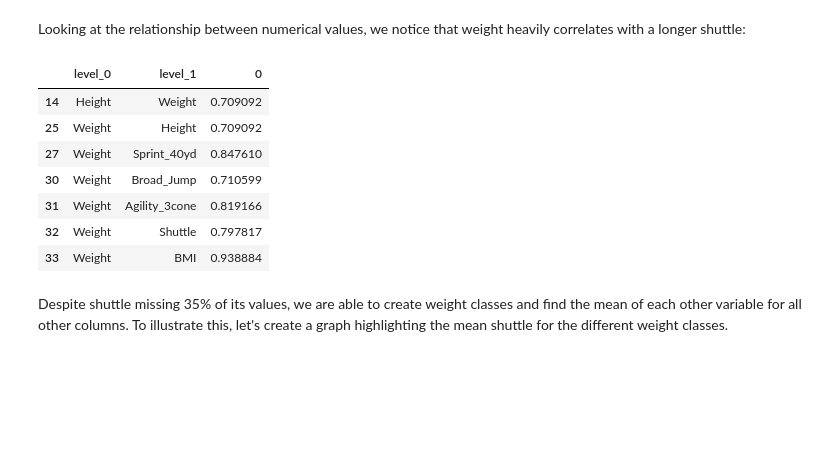
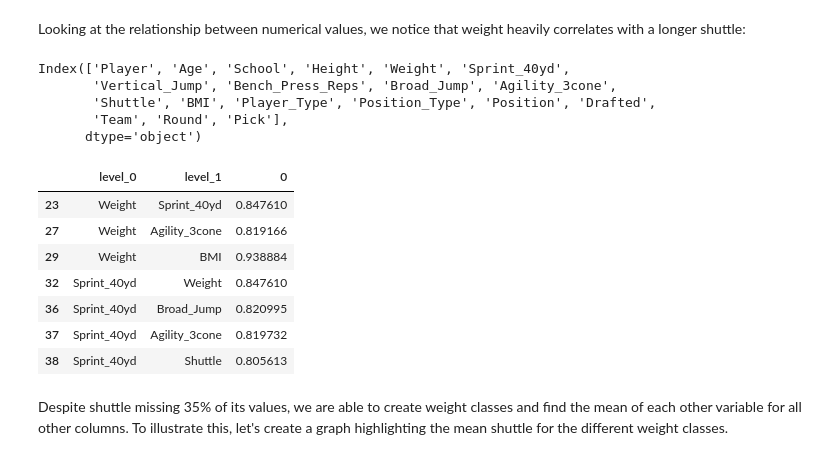
Before and after one commit to Gregcrooks75/NFL_analysis, a Jupyter notebook: Analysis2.ipynb, the cells around one changed output. Saved outputs shown, nothing was run; the diff lists cells and outputs as text; code cells hidden in the pictures; blank space fills up the shorter version.

```diff
--- a/Analysis2.ipynb
+++ b/Analysis2.ipynb
@@ -24,4 +24,4 @@ from sklearn import tree
 # %% [markdown]
 Importing the data
 # %%
-df = pd.read_csv('/Users/gregorycrooks/Downloads/NFL.csv')
+df = pd.read_csv(r'c:\Users\U355394\Downloads\NFL.csv')
@@ -302,24 +308,36 @@ We found earlier in our analysis that the variables with the highest percentage
        'Shuttle' </b>
 # %% [markdown]
 Looking at the relationship between numerical values, we notice that weight heavily correlates with a longer shuttle:
+# %%
+df.columns
+# %% [output]
+Index(['Player', 'Age', 'School', 'Height', 'Weight', 'Sprint_40yd',
+       'Vertical_Jump', 'Bench_Press_Reps', 'Broad_Jump', 'Agility_3cone',
+       'Shuttle', 'BMI', 'Player_Type', 'Position_Type', 'Position', 'Drafted',
+       'Team', 'Round', 'Pick'],
+      dtype='object')
 # %%
 # Step 1: Identify highly correlated columns
-correlation_matrix = df.corr().abs()
+df_num = df.loc[:,['Age', 'Height', 'Weight', 'Sprint_40yd',
+       'Vertical_Jump', 'Bench_Press_Reps', 'Broad_Jump', 'Agility_3cone',
+       'Shuttle', 'BMI']]
+
+df_corr = df_num.corr().abs()
 
 # We want to find pairs with a correlation of 70% or more
-high_corr_pairs = correlation_matrix.stack().reset_index()
+high_corr_pairs = df_corr.stack().reset_index()
 high_corr_pairs = high_corr_pairs[high_corr_pairs['level_0'] != high_corr_pairs['level_1']]
-high_corr_pairs = high_corr_pairs[high_corr_pairs[0] >= 0.7]
+high_corr_pairs = high_corr_pairs[high_corr_pairs[0] >= 0.8]
 high_corr_pairs.head(7)
 # %% [output]
 |  | level_0 | level_1 | 0 |
-| 14 | Height | Weight | 0.709092 |
-| 25 | Weight | Height | 0.709092 |
-| 27 | Weight | Sprint_40yd | 0.847610 |
-| 30 | Weight | Broad_Jump | 0.710599 |
-| 31 | Weight | Agility_3cone | 0.819166 |
-| 32 | Weight | Shuttle | 0.797817 |
-| 33 | Weight | BMI | 0.938884 |
+| 23 | Weight | Sprint_40yd | 0.847610 |
+| 27 | Weight | Agility_3cone | 0.819166 |
+| 29 | Weight | BMI | 0.938884 |
+| 32 | Sprint_40yd | Weight | 0.847610 |
+| 36 | Sprint_40yd | Broad_Jump | 0.820995 |
+| 37 | Sprint_40yd | Agility_3cone | 0.819732 |
+| 38 | Sprint_40yd | Shuttle | 0.805613 |
 # %% [markdown]
 Despite shuttle missing 35% of its values, we are able to create weight classes and find the mean of each other variable for all other columns. To illustrate this, let's create a graph highlighting the mean shuttle for the different weight classes.
 # %% [markdown]
```
Also changed, not shown: parts of 44 cells of this notebook.
